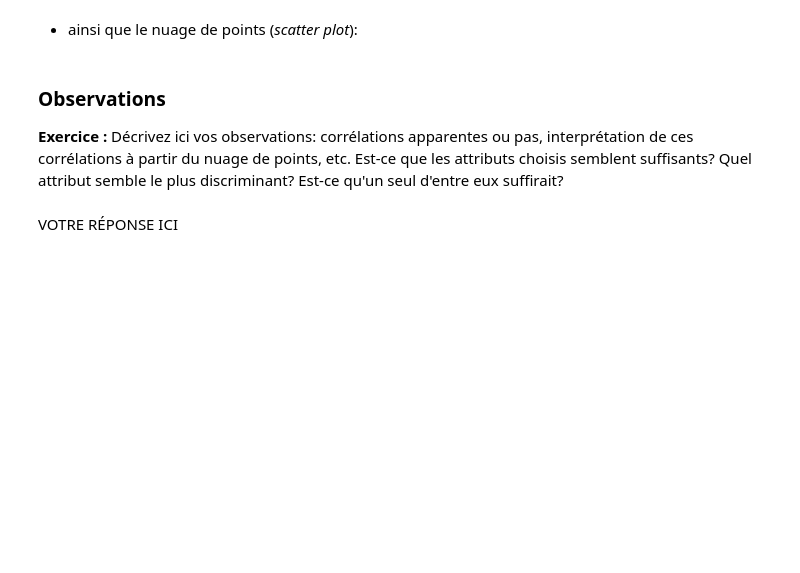
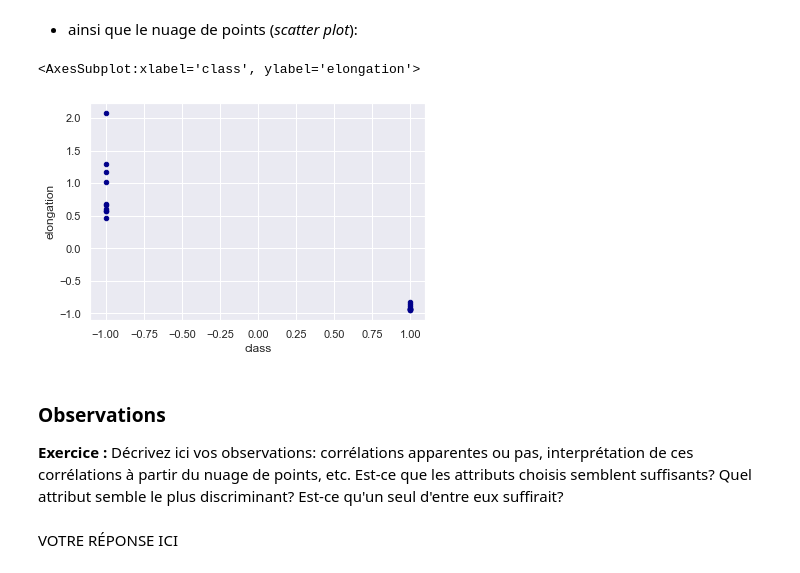
Before and after one commit to MK8BK/SDprojet_image_s2, a Jupyter notebook: 4_analyse_de_donnees.ipynb, the cells around one changed output. Cells and saved outputs as stored; diff of their text form; code cells hidden in the pictures; blank space fills up the shorter version.

```diff
--- a/4_analyse_de_donnees.ipynb
+++ b/4_analyse_de_donnees.ipynb
@@ -381,7 +439,10 @@ raise NotImplementedError()
 - ainsi que le nuage de points (*scatter plot*):
 # %%
 # YOUR CODE HERE
-raise NotImplementedError()
+dfstd.plot.scatter(x="class", y="elongation", c='DarkBlue')
+# %% [output]
+<AxesSubplot:xlabel='class', ylabel='elongation'>
+[figure, added]
 # %% [markdown]
 ### Observations
 
```
Also changed, not shown: parts of 24 cells of this notebook.
